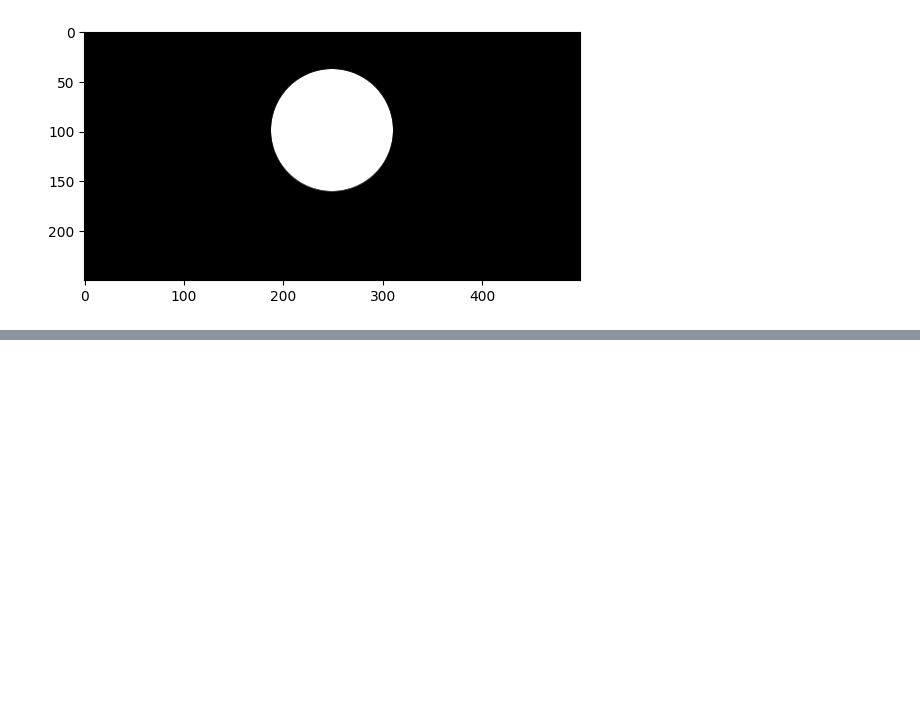
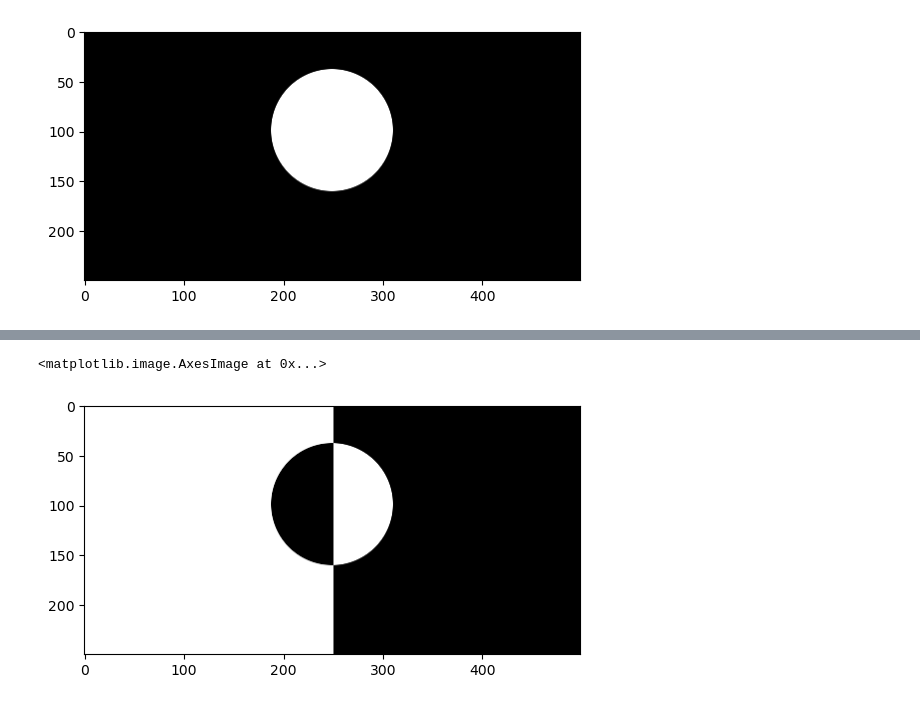
Before and after one commit to prathwik0/AICV, a Jupyter notebook: CV/2_bitwiseoperation.ipynb, the cells around one changed output, grey strips where cells are left out. Saved outputs shown, nothing was run; the diff lists cells and outputs as text; code cells hidden in the pictures; blank space fills up the shorter version.

```diff
--- a/CV/2_bitwiseoperation.ipynb
+++ b/CV/2_bitwiseoperation.ipynb
@@ -41,4 +55,8 @@ display("NOT", bitswiseNot)
 # %%
 # Image Operation XOR
-bitwiseXor = cv2.bitwise_xor(img1,img2)
-display("XOR", bitwiseXor)
+bitwiseXor = cv2.bitwise_xor(img1, img2)
+plt.imshow(bitwiseXor)
+# display("XOR", bitwiseXor)
+# %% [output]
+<matplotlib.image.AxesImage at 0x...>
+[figure, added]
```
Also changed, not shown: parts of 5 cells of this notebook, 17 other files.
